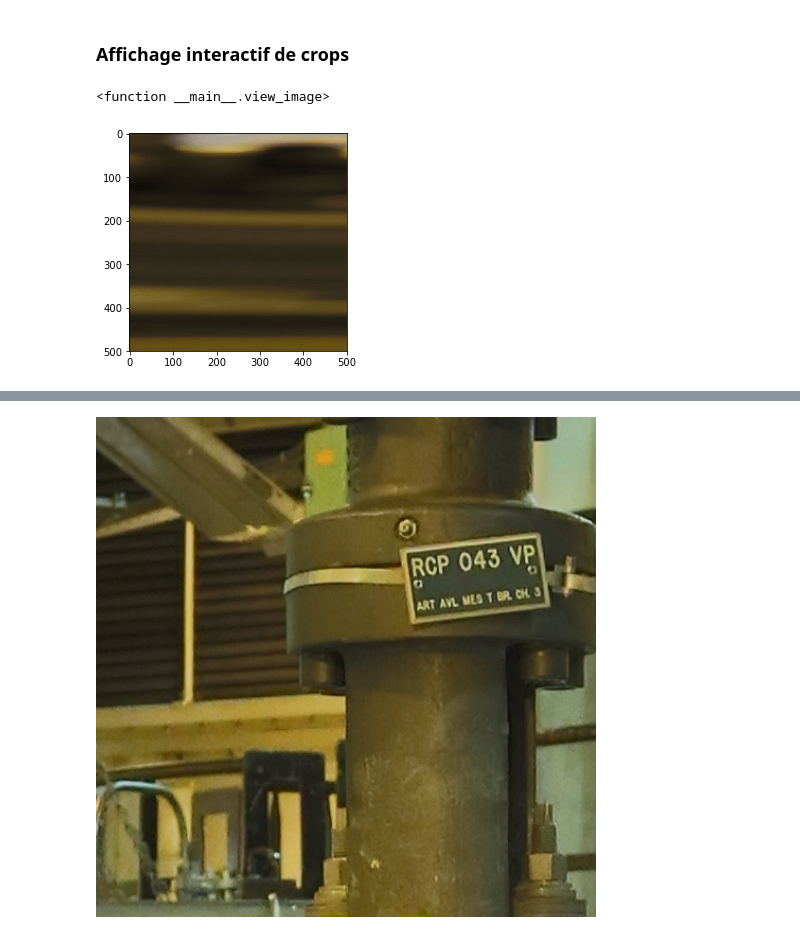
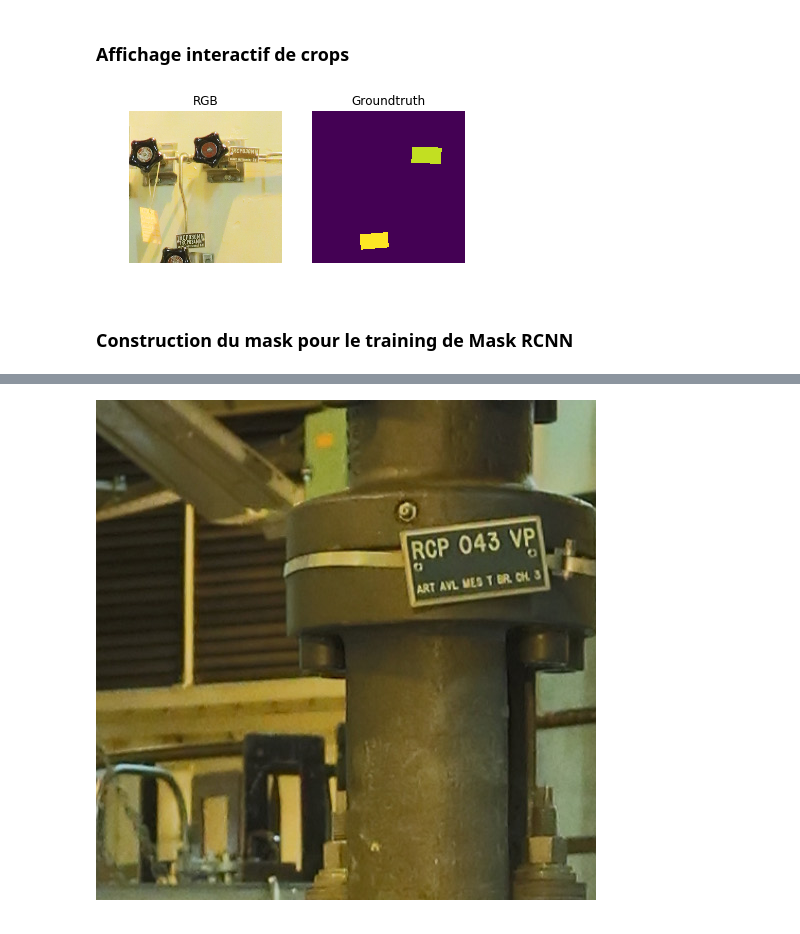
Before and after one commit to jorisgu/Mask_RCNN, a Jupyter notebook: LOADER_DATA_JA.ipynb, the cells around one changed output, grey strips where cells are left out. Cells and saved outputs as stored; diff of their text form; code cells hidden in the pictures.

Commit message:
training ok

```diff
--- a/LOADER_DATA_JA.ipynb
+++ b/LOADER_DATA_JA.ipynb
@@ -312,10 +268,31 @@ import numpy as np
+# %%
+def func():
+    n = len(img_infos['crops_with_labels'])
+    def view_image(crop=264):
+        i=crop
+    #     crop = img_infos['list_crops'][i]
+        crop = img_infos['list_crops'][img_infos['crops_with_labels'][i]]
+        result = load_crop(crop,img_infos['paths'][crop[0]])
+        result_mask = load_crop_mask(crop,img_infos['mask_paths'][crop[0]])
+#         plt.title('title')
+        plt.subplot(1, 2, 1) #ligne colonne
+        plt.imshow(result)
+        plt.title('RGB')
+        plt.axis('off')
+        plt.subplot(1, 2, 2) #ligne colonne
+        plt.imshow(result_mask)
+
+        plt.title('Groundtruth')
+        plt.axis('off')
+
+    interact(view_image, i=(0,n-1))
+func()
+# %% [output]
+[figure, added]
+# %% [markdown]
+### Construction du mask pour le training de Mask RCNN
 # %%
-n = len(img_infos['list_crops'])
-def view_image(i):
-    crop = img_infos['list_crops'][i]
-    result = load_crop(crop,img_infos['paths'][crop[0]])
-    imshow(np.array(show_thumbnail(result,500)))
-interact(view_image, i=(0,n-1))
+i=264
+crop = img_infos['list_crops'][img_infos['crops_with_labels'][i]]
+result = load_crop(crop,img_infos['paths'][crop[0]])
+result_mask = load_crop_mask(crop,img_infos['mask_paths'][crop[0]])
-# %% [output]
-<function __main__.view_image>
-[figure, removed]
```
Also changed, not shown: parts of 15 cells of this notebook, 6 other files.
